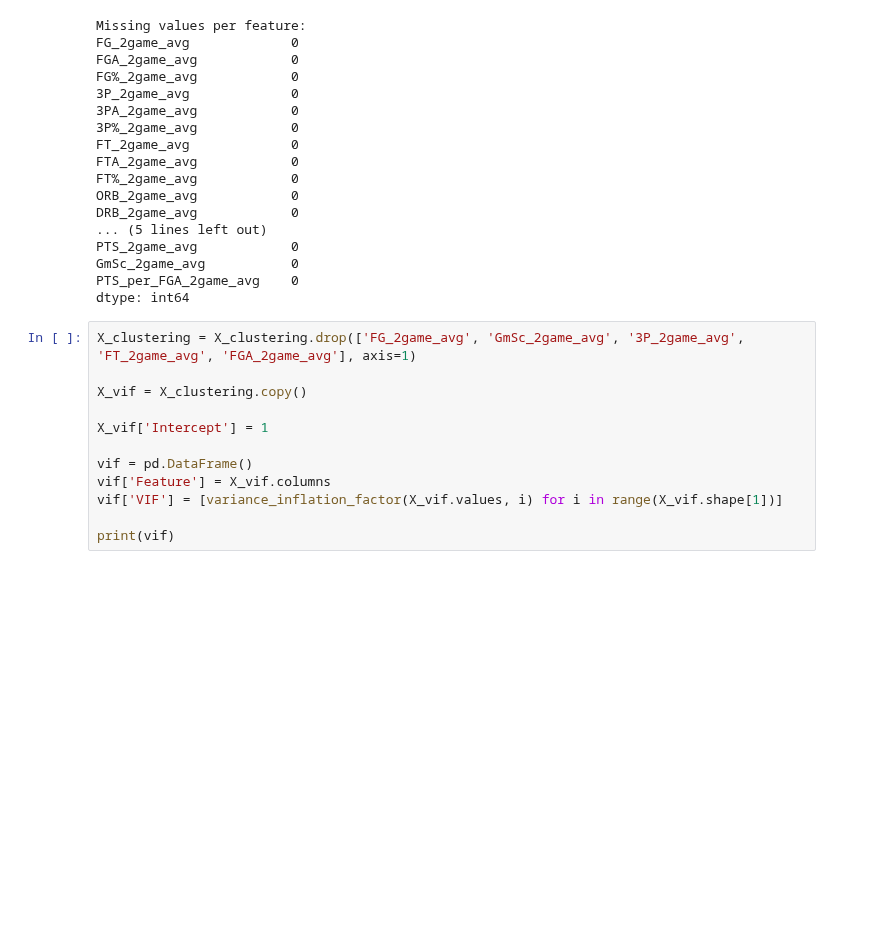
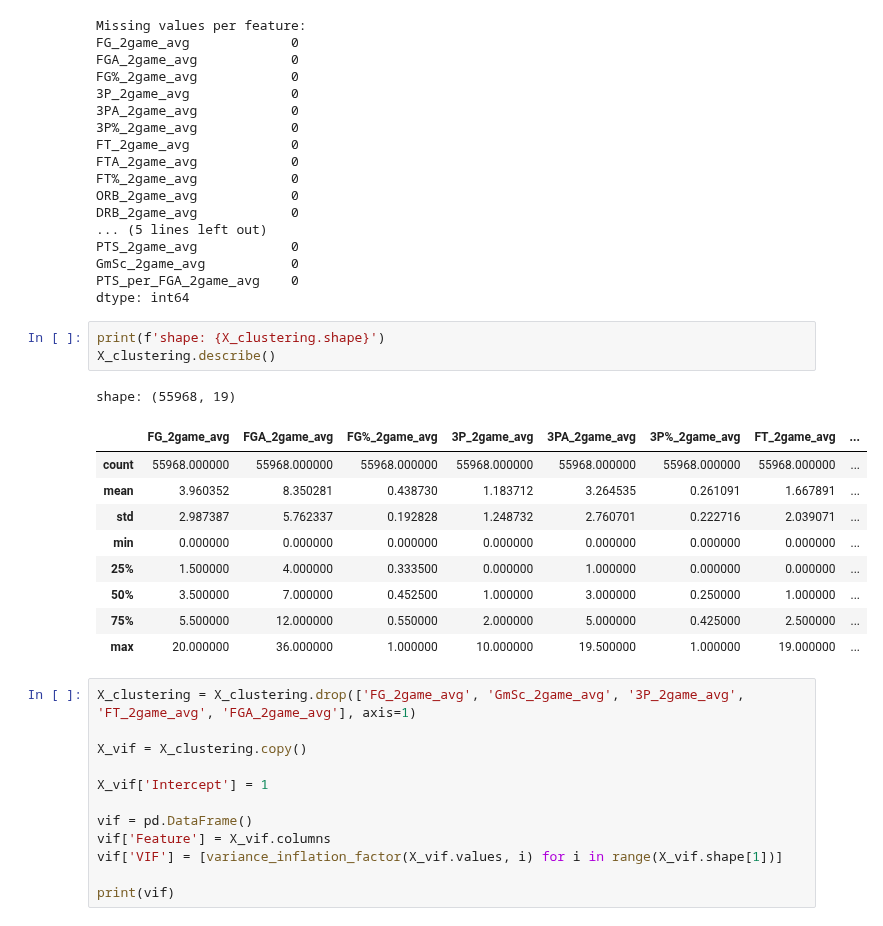
Before and after one commit to sammig6i/NBA-Fantasy-Points-Prediction, a Jupyter notebook: notebooks/clustering.ipynb, the cells around one changed output. Drawn from its saved outputs; the diff is of its cells as text; blank space fills up the shorter version.

Commit message:
update preprocessing for clustering

```diff
--- a/notebooks/clustering.ipynb
+++ b/notebooks/clustering.ipynb
@@ -155,6 +158,20 @@ PTS_2game_avg            0
 GmSc_2game_avg           0
 PTS_per_FGA_2game_avg    0
 dtype: int64
+# %%
+print(f'shape: {X_clustering.shape}')
+X_clustering.describe()
+# %% [output]
+shape: (55968, 19)
+|  | FG_2game_avg | FGA_2game_avg | FG%_2game_avg | 3P_2game_avg | 3PA_2game_avg | 3P%_2game_avg | FT_2game_avg | ... |
+| count | 55968.000000 | 55968.000000 | 55968.000000 | 55968.000000 | 55968.000000 | 55968.000000 | 55968.000000 | ... |
+| mean | 3.960352 | 8.350281 | 0.438730 | 1.183712 | 3.264535 | 0.261091 | 1.667891 | ... |
+| std | 2.987387 | 5.762337 | 0.192828 | 1.248732 | 2.760701 | 0.222716 | 2.039071 | ... |
+| min | 0.000000 | 0.000000 | 0.000000 | 0.000000 | 0.000000 | 0.000000 | 0.000000 | ... |
+| 25% | 1.500000 | 4.000000 | 0.333500 | 0.000000 | 1.000000 | 0.000000 | 0.000000 | ... |
+| 50% | 3.500000 | 7.000000 | 0.452500 | 1.000000 | 3.000000 | 0.250000 | 1.000000 | ... |
+| 75% | 5.500000 | 12.000000 | 0.550000 | 2.000000 | 5.000000 | 0.425000 | 2.500000 | ... |
+| max | 20.000000 | 36.000000 | 1.000000 | 10.000000 | 19.500000 | 1.000000 | 19.000000 | ... |
 # %%
 X_clustering = X_clustering.drop(['FG_2game_avg', 'GmSc_2game_avg', '3P_2game_avg', 'FT_2game_avg', 'FGA_2game_avg'], axis=1)
 
```
Also changed, not shown: parts of 20 cells of this notebook.
